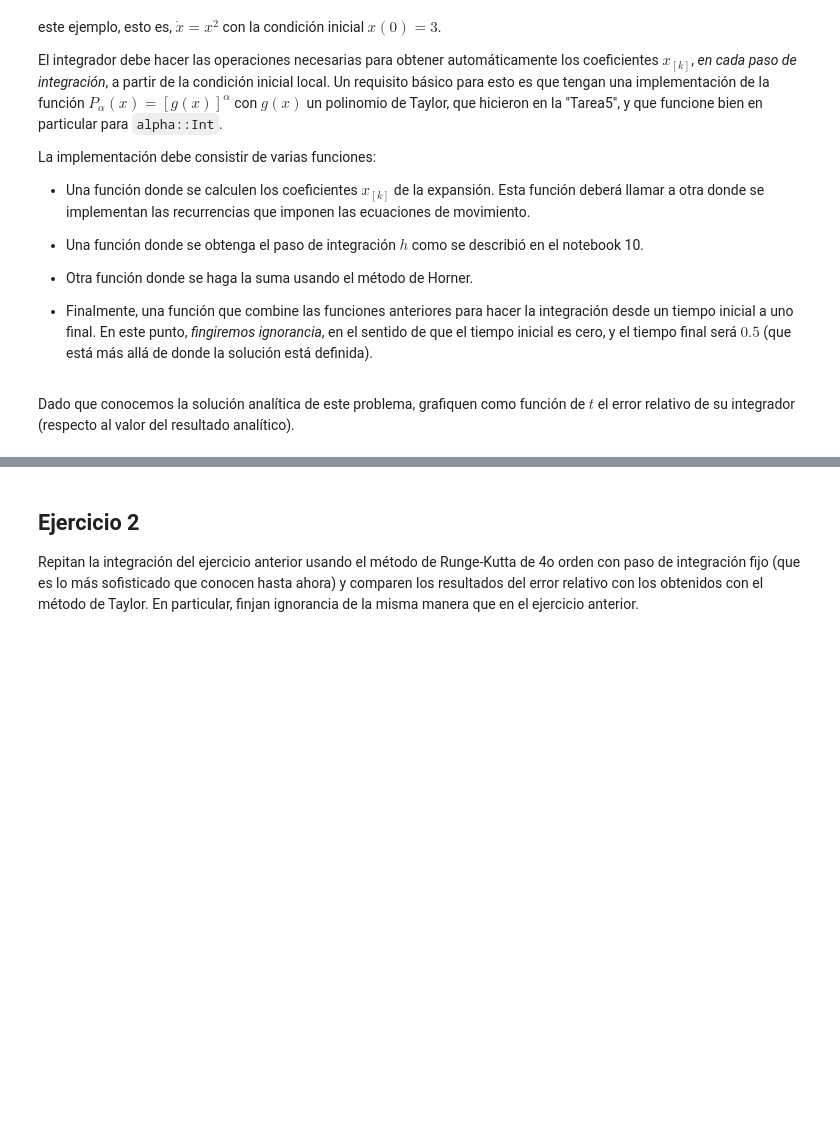
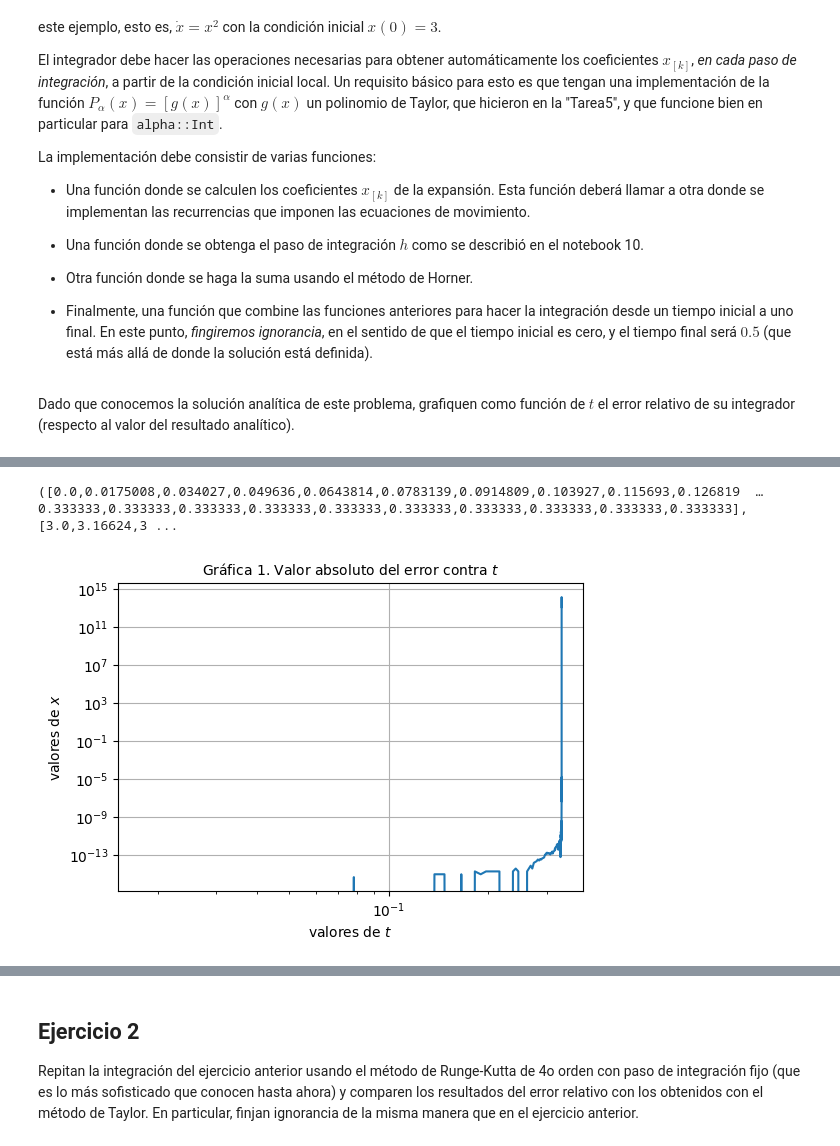
Before and after one commit to lbenet/2017-2_TSFisComputacional-1, a Jupyter notebook: tareas/rene/Tarea6.ipynb, the cells around one changed output, grey strips where cells are left out. Cells and saved outputs as stored; diff of their text form; code cells hidden in the pictures; blank space fills up the shorter version.

```diff
--- a/tareas/rene/Tarea6.ipynb
+++ b/tareas/rene/Tarea6.ipynb
@@ -27,6 +29,3 @@ Dado que conocemos la solución analítica de este problema, grafiquen como func
 # %%
 include("TaylorDiff.jl")
 using ATaylor
-# %%
-x=taylor([1,1],9)
-x^2,x^3,x^4,x^5
@@ -34,0 +106,21 @@ x^2,x^3,x^4,x^5
+# %%
+x0=3.0
+ϵ=1e-20
+N=17
+tf=0.5
+z,s,a=solecuacion(x0,ϵ,N,tf)
+# %% [output]
+([0.0,0.0175008,0.034027,0.049636,0.0643814,0.0783139,0.0914809,0.103927,0.115693,0.126819  …  0.333333,0.333333,0.333333,0.333333,0.333333,0.333333,0.333333,0.333333,0.333333,0.333333],[3.0,3.16624,3 ...
+# %%
+figure(figsize=(6,4)) # este comando define el tamaño de la figura
+plot(z,abs(a-s))    # este comando pinta la función f'(x);
+#plot(z,log10(abs(a-s)))
+title(L"Gráfica 1. Valor absoluto del error contra $t$", fontsize=10)
+xlabel(L"valores de $t$")
+ylabel(L"valores de $x$")
+xscale("log")
+yscale("log")
+grid()
+#xrange(0.3,0.5)
+# %% [output]
+[figure, added]
```
Also changed, not shown: parts of 19 cells of this notebook.
